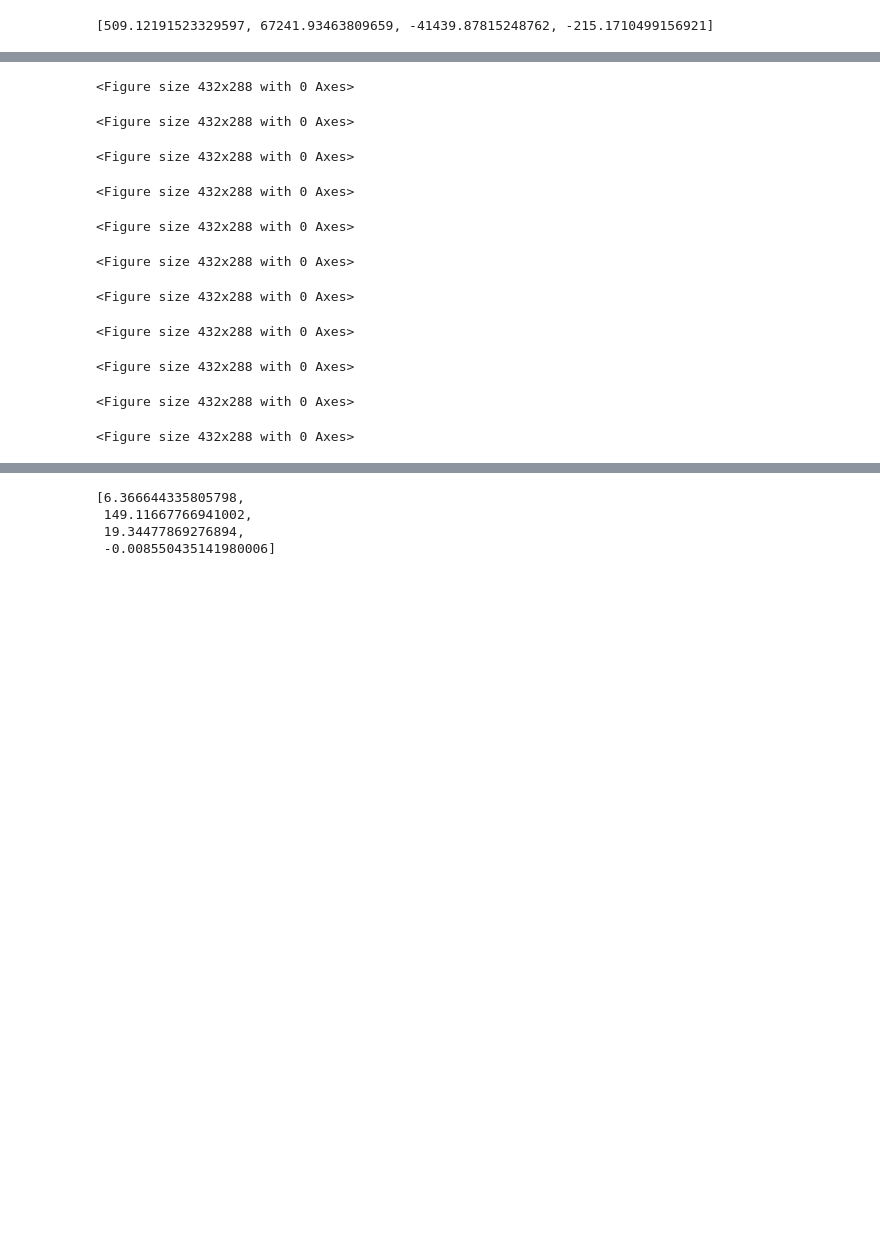
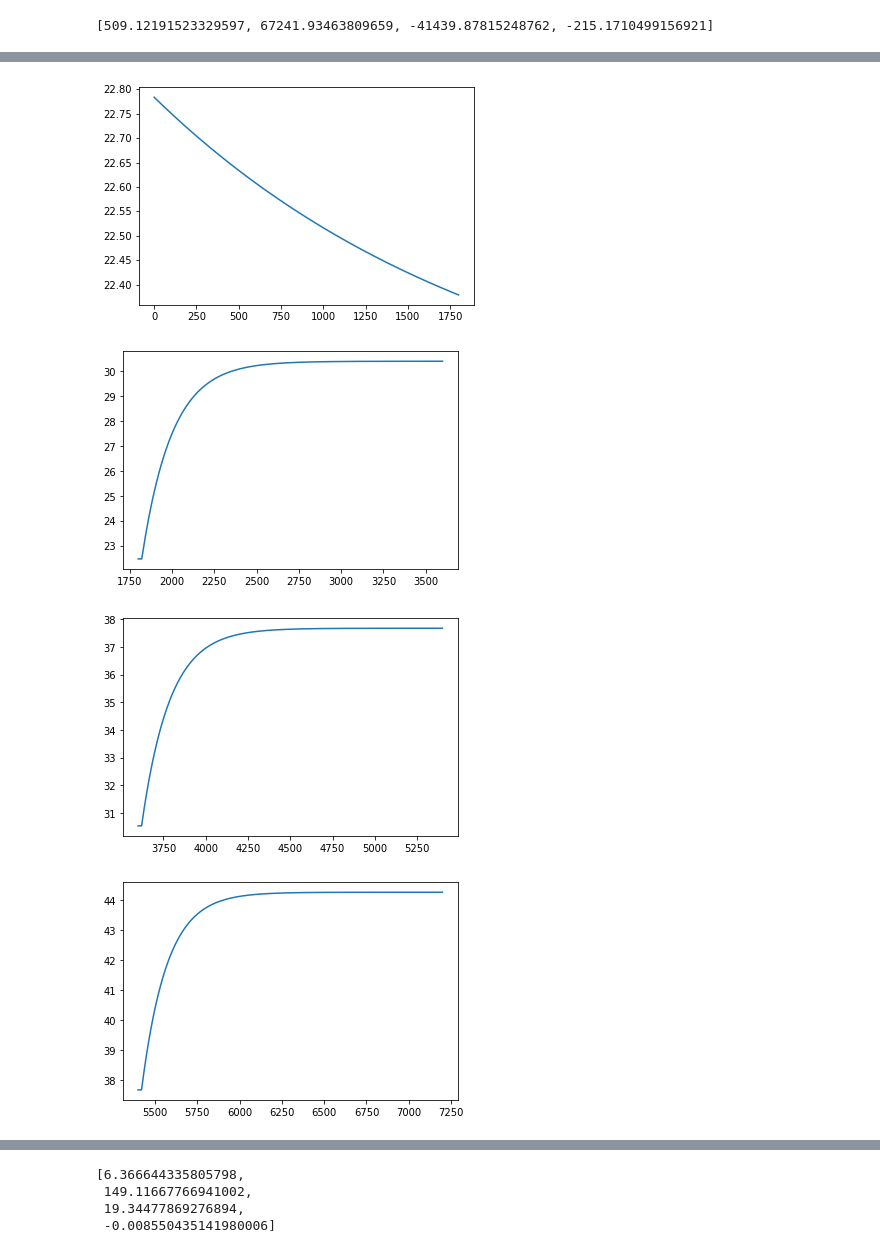
Before and after one commit to JarrydWebber/CPB-Group-17-2020, a Jupyter notebook: Project Part 1 long span load CSV.ipynb, the cells around one changed output, grey strips where cells are left out. Saved outputs shown, nothing was run; the diff lists cells and outputs as text; code cells hidden in the pictures; blank space fills up the shorter version.

```diff
--- a/Project Part 1 long span load CSV.ipynb
+++ b/Project Part 1 long span load CSV.ipynb
@@ -101,5 +101,5 @@ for span in range(spans):
 #     print( fopdt(numpy.array(h.t[lower:upper])-h.t[lower], K, tau, theta, y0))
 
 #     plt.plot(h.t[lower:upper], h.logdict('T1')[lower:upper], 'o')
-#     plt.plot(h.t[lower:upper], fopdt(numpy.array(h.t[lower:upper])-h.t[lower], K, tau, theta, y0))
+    plt.plot(h.t[lower:upper], fopdt(numpy.array(h.t[lower:upper])-h.t[lower], K, tau, theta, y0))
 # %% [output]
@@ -117,11 +117,4 @@ for span in range(spans):
-<Figure size 432x288 with 0 Axes>
-<Figure size 432x288 with 0 Axes>
-<Figure size 432x288 with 0 Axes>
-<Figure size 432x288 with 0 Axes>
-<Figure size 432x288 with 0 Axes>
-<Figure size 432x288 with 0 Axes>
-<Figure size 432x288 with 0 Axes>
-<Figure size 432x288 with 0 Axes>
-<Figure size 432x288 with 0 Axes>
-<Figure size 432x288 with 0 Axes>
-<Figure size 432x288 with 0 Axes>
+[figure, added]
+[figure, added]
+[figure, added]
+[figure, added]
```
Also changed, not shown: parts of 3 cells of this notebook, 42 other files.
